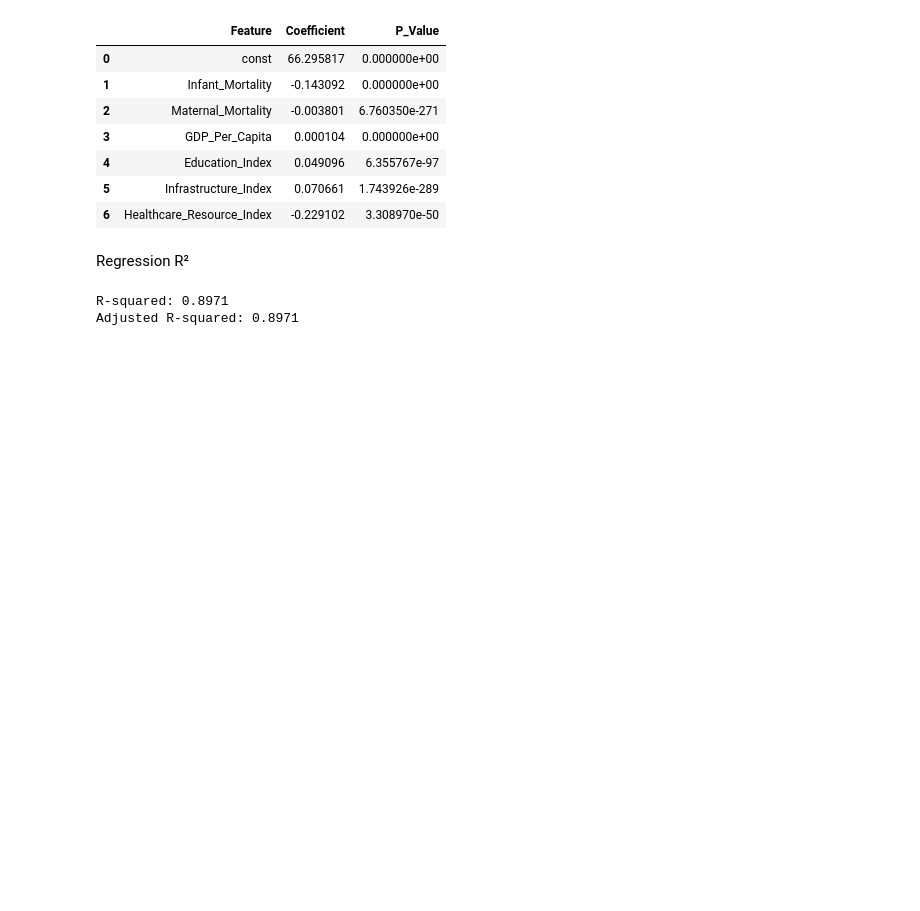
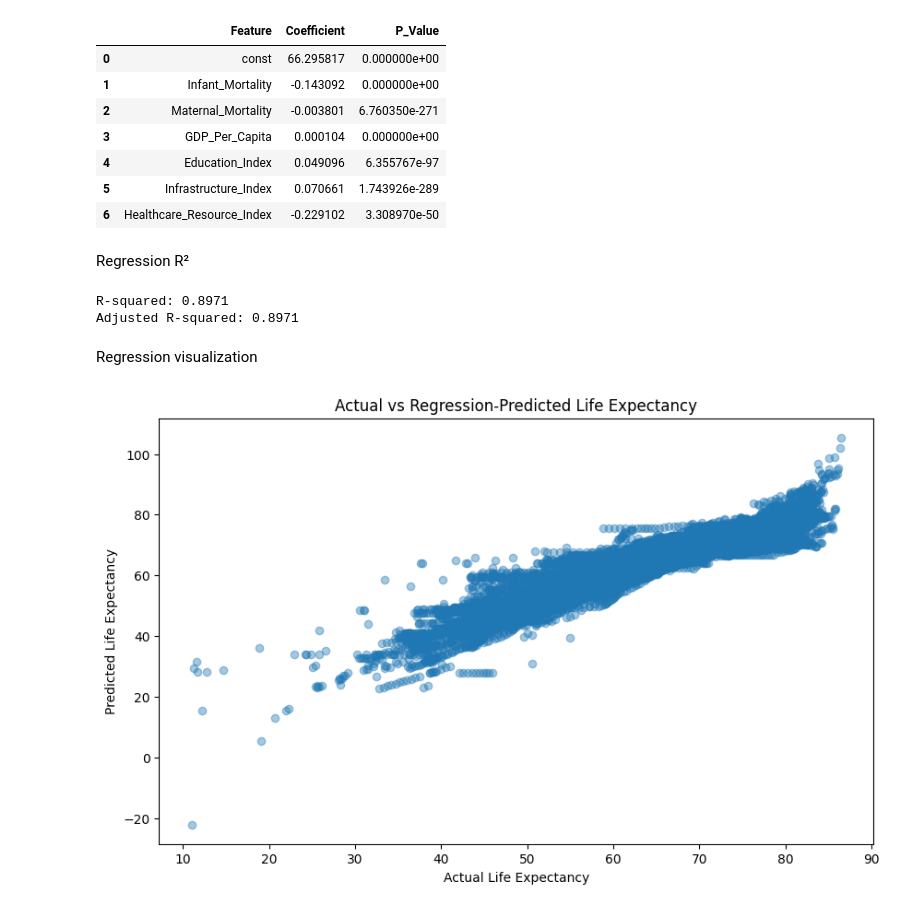
Before and after one commit to Savindi2002/Life_Expectancy_Project, a Jupyter notebook: notebooks/06_statistical_analysis.ipynb, the cells around one changed output. Cells and saved outputs as stored; diff of their text form; code cells hidden in the pictures; blank space fills up the shorter version.

Commit message:
Regression visualization

```diff
--- a/notebooks/06_statistical_analysis.ipynb
+++ b/notebooks/06_statistical_analysis.ipynb
@@ -249,3 +249,23 @@ print(
 # %% [output]
 R-squared: 0.8971
 Adjusted R-squared: 0.8971
+# %% [markdown]
+Regression visualization
+# %%
+predicted = model.predict(X)
+
+plt.figure(figsize=(10, 6))
+
+plt.scatter(
+    y,
+    predicted,
+    alpha=0.4
+)
+
+plt.xlabel("Actual Life Expectancy")
+plt.ylabel("Predicted Life Expectancy")
+plt.title("Actual vs Regression-Predicted Life Expectancy")
+
+plt.show()
+# %% [output]
+[figure, added]
```
